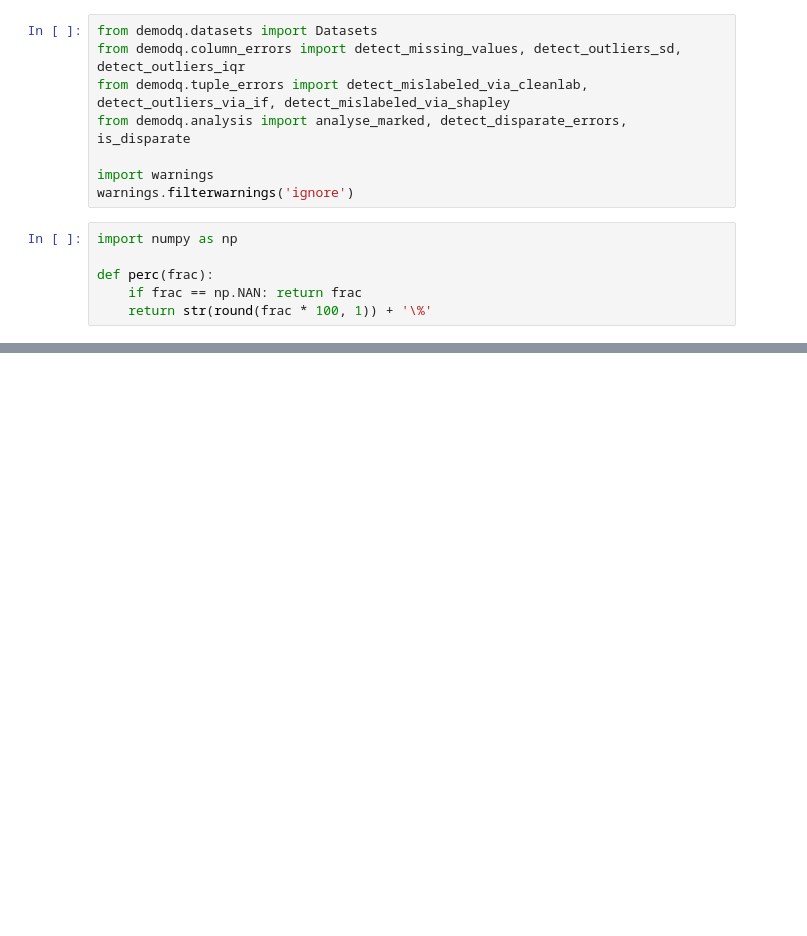
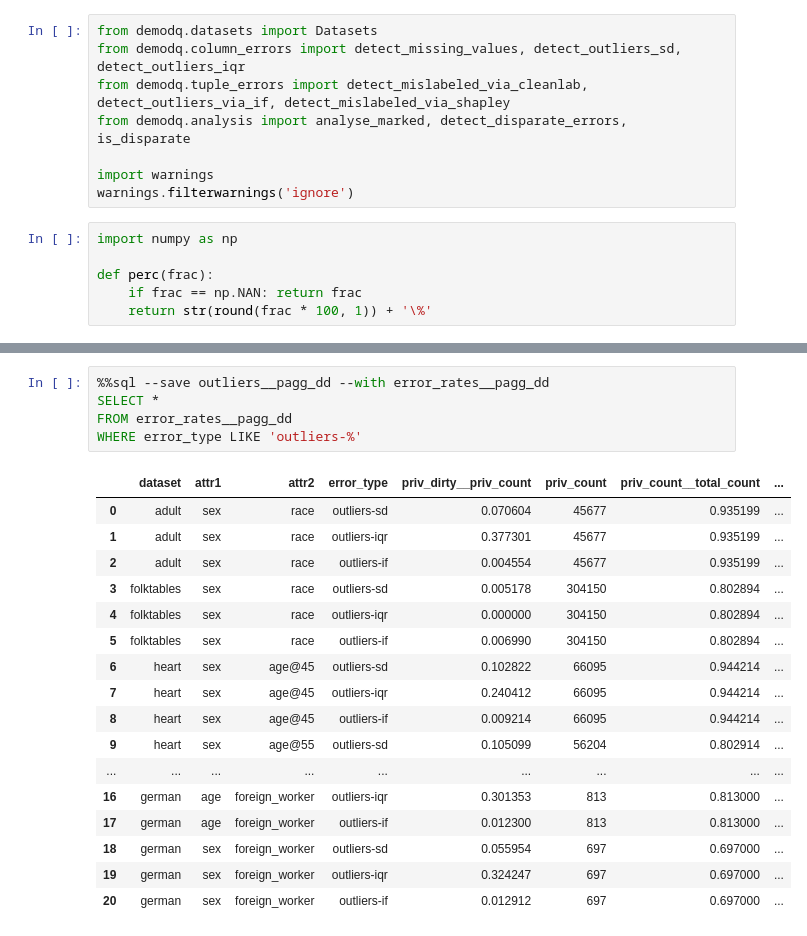
Before and after one commit to amsterdata/demodq, a Jupyter notebook: detect_errors-intersectional-combined.ipynb, the cells around one changed output, grey strips where cells are left out. Cells and saved outputs as stored; diff of their text form; blank space fills up the shorter version.

```diff
--- a/detect_errors-intersectional-combined.ipynb
+++ b/detect_errors-intersectional-combined.ipynb
@@ -146,0 +323,23 @@ print(frac_outliers)
+# %%
+%%sql --save outliers__pagg_dd --with error_rates__pagg_dd
+SELECT *
+FROM error_rates__pagg_dd
+WHERE error_type LIKE 'outliers-%'
+# %% [output]
+|  | dataset | attr1 | attr2 | error_type | priv_dirty__priv_count | priv_count | priv_count__total_count | ... |
+| 0 | adult | sex | race | outliers-sd | 0.070604 | 45677 | 0.935199 | ... |
+| 1 | adult | sex | race | outliers-iqr | 0.377301 | 45677 | 0.935199 | ... |
+| 2 | adult | sex | race | outliers-if | 0.004554 | 45677 | 0.935199 | ... |
+| 3 | folktables | sex | race | outliers-sd | 0.005178 | 304150 | 0.802894 | ... |
+| 4 | folktables | sex | race | outliers-iqr | 0.000000 | 304150 | 0.802894 | ... |
+| 5 | folktables | sex | race | outliers-if | 0.006990 | 304150 | 0.802894 | ... |
+| 6 | heart | sex | age@45 | outliers-sd | 0.102822 | 66095 | 0.944214 | ... |
+| 7 | heart | sex | age@45 | outliers-iqr | 0.240412 | 66095 | 0.944214 | ... |
+| 8 | heart | sex | age@45 | outliers-if | 0.009214 | 66095 | 0.944214 | ... |
+| 9 | heart | sex | age@55 | outliers-sd | 0.105099 | 56204 | 0.802914 | ... |
+| ... | ... | ... | ... | ... | ... | ... | ... | ... |
+| 16 | german | age | foreign_worker | outliers-iqr | 0.301353 | 813 | 0.813000 | ... |
+| 17 | german | age | foreign_worker | outliers-if | 0.012300 | 813 | 0.813000 | ... |
+| 18 | german | sex | foreign_worker | outliers-sd | 0.055954 | 697 | 0.697000 | ... |
+| 19 | german | sex | foreign_worker | outliers-iqr | 0.324247 | 697 | 0.697000 | ... |
+| 20 | german | sex | foreign_worker | outliers-if | 0.012912 | 697 | 0.697000 | ... |
```
Also changed, not shown: parts of 28 cells of this notebook.
